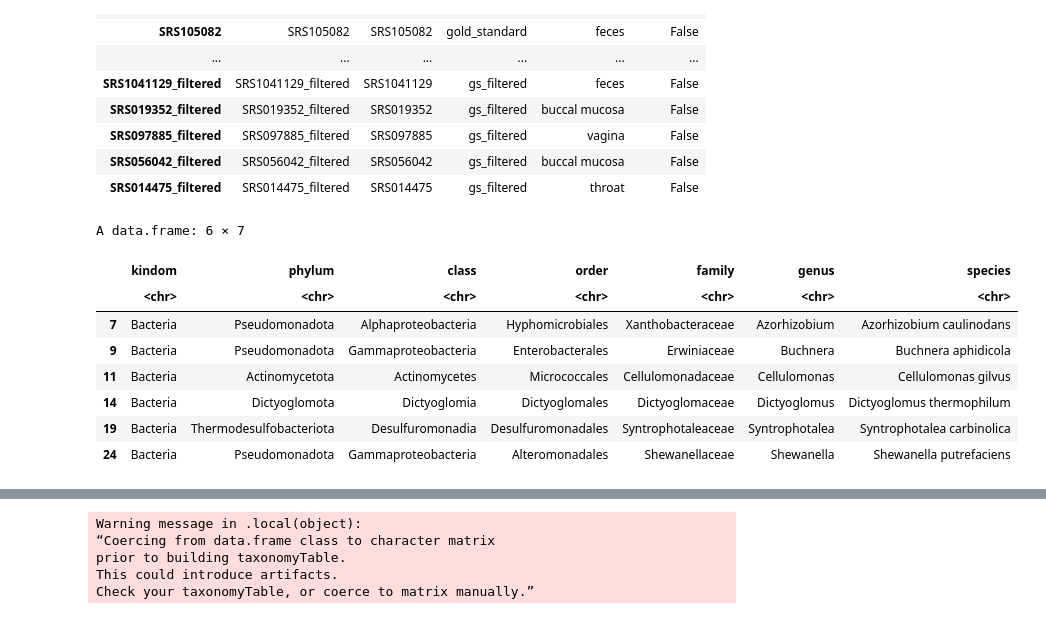
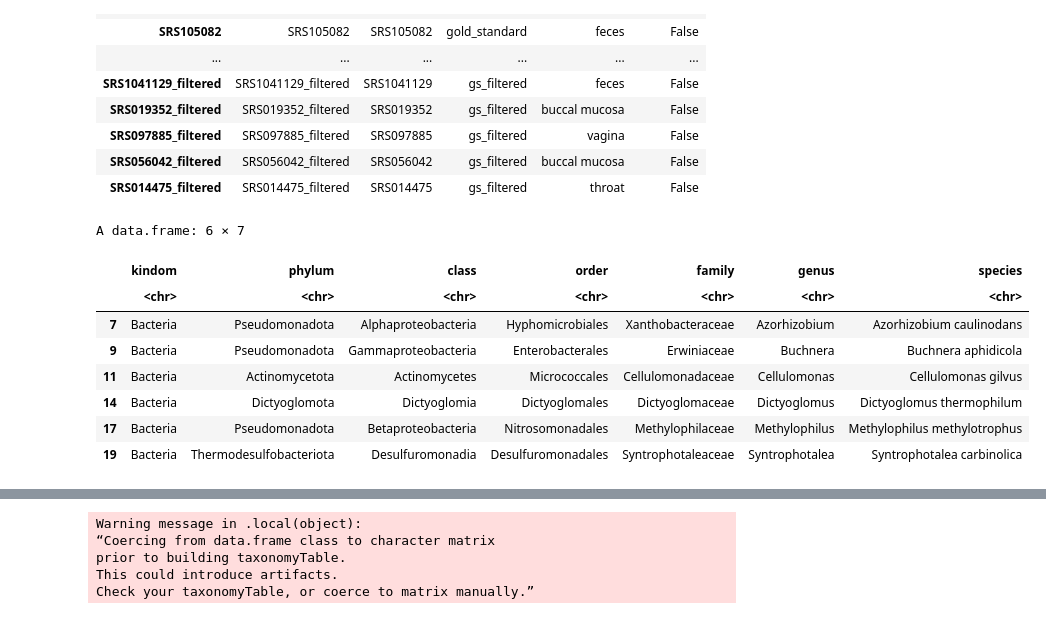
Before and after one commit to metagenlab/MeSS-figures, a Jupyter notebook: microviz.ipynb, the cells around one changed output, grey strips where cells are left out. Drawn from its saved outputs; the diff is of its cells as text; code cells hidden in the pictures.

```diff
--- a/microviz.ipynb
+++ b/microviz.ipynb
@@ -27,9 +27,9 @@ The following object is masked from ‘package:base’:
 
     transform
 # %%
-tax <- "/home/fchaaban/asterix/scratch/hdd2/farid/2024_MeSS/tests/bench/lineage.tsv"
-otu <- "/home/fchaaban/asterix/scratch/hdd2/farid/2024_MeSS/tests/bench/otus/otus.tsv"
-meta <- "/home/fchaaban/asterix/scratch/hdd2/farid/2024_MeSS/tests/bench/tool_comp_meta.tsv"
+tax <- "data/lineage.tsv"
+otu <- "data/otus.tsv"
+meta <- "data/meta.tsv"
 # %%
 meta_df <- read.csv(meta, sep = "\t")
 rownames(meta_df) <- meta_df$file
@@ -57,18 +57,18 @@ A data.frame: 80 × 5
 | SRS014475_filtered | SRS014475_filtered | SRS014475 | gs_filtered | throat | False |
 # %%
 tax_df <- read.csv(tax, sep = "\t")
-rownames(tax_df) <- tax_df$taxonomy_id
-tax_df <- subset(tax_df, select=-c(taxonomy_id))
+rownames(tax_df) <- tax_df$taxon
+tax_df <- subset(tax_df, select=-c(taxon))
 head(tax_df)
 # %% [output]
 A data.frame: 6 × 7
 |  | kindom | phylum | class | order | family | genus | species |
 |  | <chr> | <chr> | <chr> | <chr> | <chr> | <chr> | <chr> |
 | 7 | Bacteria | Pseudomonadota | Alphaproteobacteria | Hyphomicrobiales | Xanthobacteraceae | Azorhizobium | Azorhizobium caulinodans |
 | 9 | Bacteria | Pseudomonadota | Gammaproteobacteria | Enterobacterales | Erwiniaceae | Buchnera | Buchnera aphidicola |
 | 11 | Bacteria | Actinomycetota | Actinomycetes | Micrococcales | Cellulomonadaceae | Cellulomonas | Cellulomonas gilvus |
 | 14 | Bacteria | Dictyoglomota | Dictyoglomia | Dictyoglomales | Dictyoglomaceae | Dictyoglomus | Dictyoglomus thermophilum |
+| 17 | Bacteria | Pseudomonadota | Betaproteobacteria | Nitrosomonadales | Methylophilaceae | Methylophilus | Methylophilus methylotrophus |
 | 19 | Bacteria | Thermodesulfobacteriota | Desulfuromonadia | Desulfuromonadales | Syntrophotaleaceae | Syntrophotalea | Syntrophotalea carbinolica |
-| 24 | Bacteria | Pseudomonadota | Gammaproteobacteria | Alteromonadales | Shewanellaceae | Shewanella | Shewanella putrefaciens |
 # %%
 otu_df <- read.csv(otu, sep = "\t")
```
Also changed, not shown: parts of 21 cells of this notebook.
